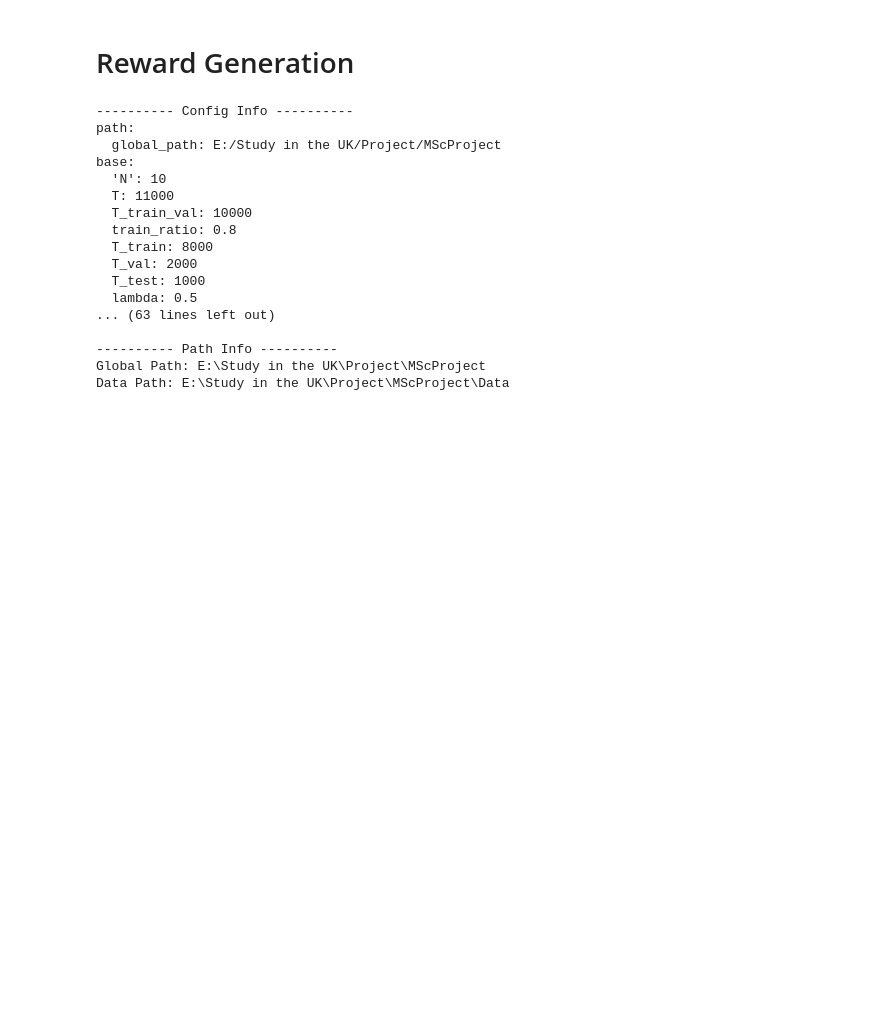
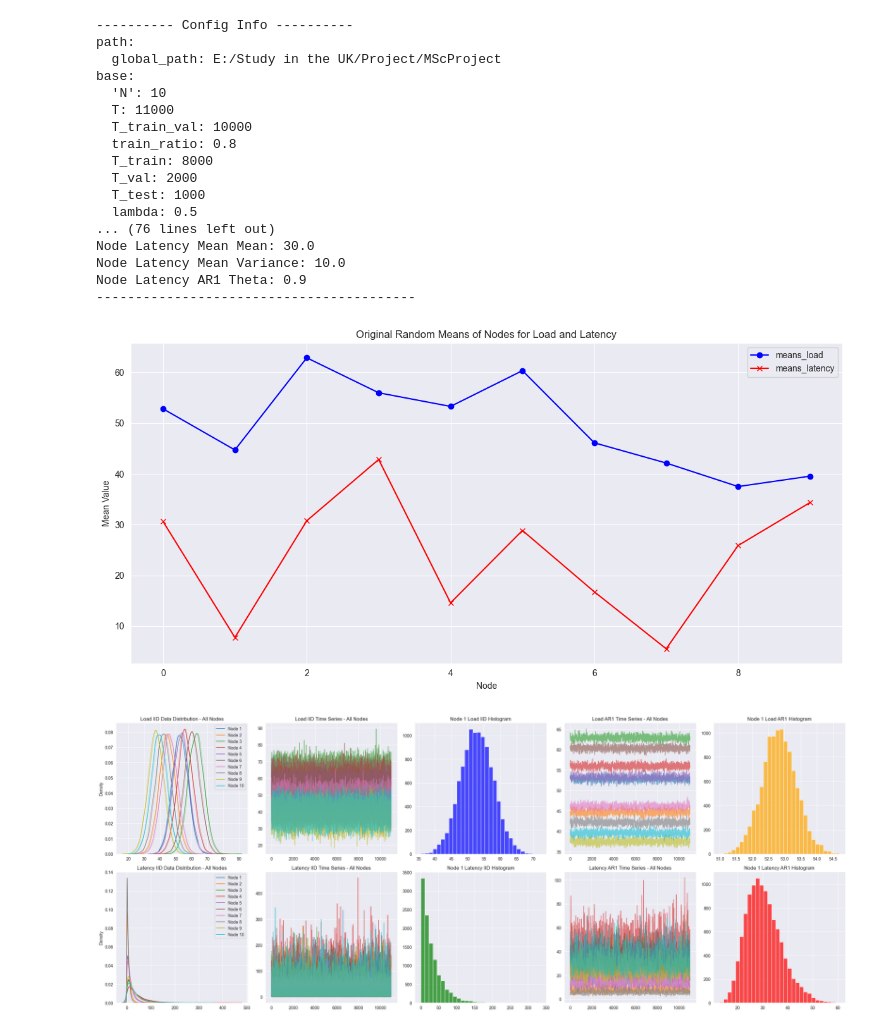
Before and after one commit to LightEchoo/MScProject, a Jupyter notebook: DataInit.ipynb, the cells around one changed output. Saved outputs shown, nothing was run; the diff lists cells and outputs as text; code cells hidden in the pictures; blank space fills up the shorter version.

```diff
--- a/DataInit.ipynb
+++ b/DataInit.ipynb
@@ -240,5 +257,3 @@ class DataGenerator:
         plt.grid(True)
         plt.tight_layout()
         plt.show()
-# %% [markdown]
-# Reward Generation
@@ -245,30 +737,76 @@ class DataGenerator:
+# %%
+def manage_and_save_data(config: DictConfig, data_type: str, plot_start_node: int, plot_end_node: int, data_path: Path) -> None:
+    """
+    生成数据，绘图，并保存数据管理对象。
+
+    :param config: 配置对象
+    :param data_type: 数据类型，例如 'iid_load', 'ar1_load', 'iid_latency', 'ar1_latency'
+    :param data_path: 数据保存的路径
+    :param plot_title: 绘图的标题
+    """
+    # 数据生成
+    data_manager = DataManager(config, data_type)
+
+    # 绘图
+    data_manager.plot_range_data(data_manager.data_np[plot_start_node:plot_end_node, :], title=f'{data_type} Data')
+
+    # 保存数据
+    with open(data_path/f'{data_type}_data_manage.pkl', 'wb') as f:
+        pickle.dump(data_manager, f)
 # %%
-# 加载 config.yaml 文件
-config = OmegaConf.load("config/config.yaml")
-global_path = Path(config.path.global_path)
-data_path = global_path / 'Data'
-# 打印完整的配置内容
-print(f'---------- Config Info ----------')
-print(OmegaConf.to_yaml(config))
-# 打印全局路径和数据路径
-print(f'---------- Path Info ----------')
-print(f'Global Path: {global_path}')
-print(f'Data Path: {data_path}')
+if __name__ == '__main__':
+
+    # 加载 config.yaml 文件
+    config = OmegaConf.load("config/config.yaml")
+    global_path = Path(config.path.global_path)
+    data_path = global_path / 'Data'
+    # 打印完整的配置内容
+    print(f'---------- Config Info ----------')
+    print(OmegaConf.to_yaml(config))
+    # 打印全局路径和数据路径
+    print(f'---------- Path Info ----------')
+    print(f'Global Path: {global_path}')
+    print(f'Data Path: {data_path}')
+
+    # 数据生成
+    data_generate = DataGenerator(config, if_save=True)
+
+
+    load_iid = pd.read_csv(data_path / 'load_iid_data.csv').values
+    load_ar1 = pd.read_csv(data_path / 'load_ar1_data.csv').values
+    latency_iid = pd.read_csv(data_path / 'latency_iid_data.csv').values
+    latency_ar1 = pd.read_csv(data_path / 'latency_ar1_data.csv').values
+
+    # 计算reward数据
+    reward_data_calculator = RewardDataCalculator(load_iid, latency_iid, load_ar1, latency_ar1,
+                                                  config.data_generation.reward_parameters, if_save=True)
+
+    reward_data_manager = RewardDataManager(config)
+    with open(data_path/'reward_data_manager.pkl', 'wb') as f:
+        pickle.dump(reward_data_manager, f)
+
+    # 数据管理
+    manage_and_save_data(config, 'iid_load', 0, 3, data_path)
+    manage_and_save_data(config, 'ar1_load', 0, 3, data_path)
+    manage_and_save_data(config, 'iid_latency', 0, 3, data_path)
+    manage_and_save_data(config, 'ar1_latency', 0, 3, data_path)
 # %% [output]
 ---------- Config Info ----------
 path:
   global_path: E:/Study in the UK/Project/MScProject
 base:
   'N': 10
   T: 11000
   T_train_val: 10000
   train_ratio: 0.8
   T_train: 8000
   T_val: 2000
   T_test: 1000
   lambda: 0.5
-... (63 lines left out)
-
----------- Path Info ----------
-Global Path: E:\Study in the UK\Project\MScProject
-Data Path: E:\Study in the UK\Project\MScProject\Data
+... (76 lines left out)
+Node Latency Mean Mean: 30.0
+Node Latency Mean Variance: 10.0
+Node Latency AR1 Theta: 0.9
+-----------------------------------------
+[figure, added]
+[figure, added]
```
Also changed, not shown: parts of 23 cells of this notebook, 27 other files.
